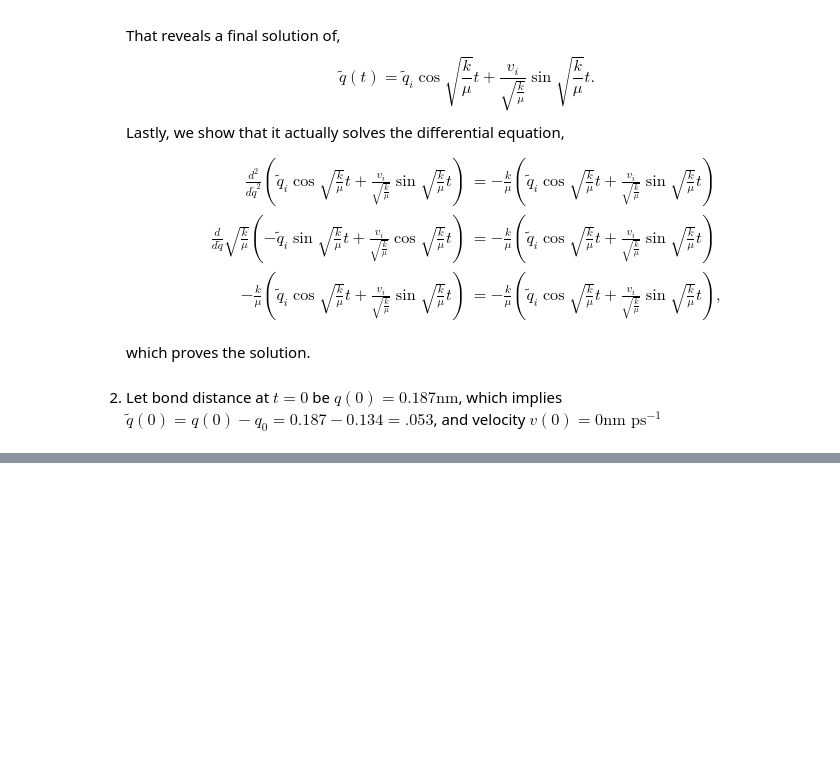
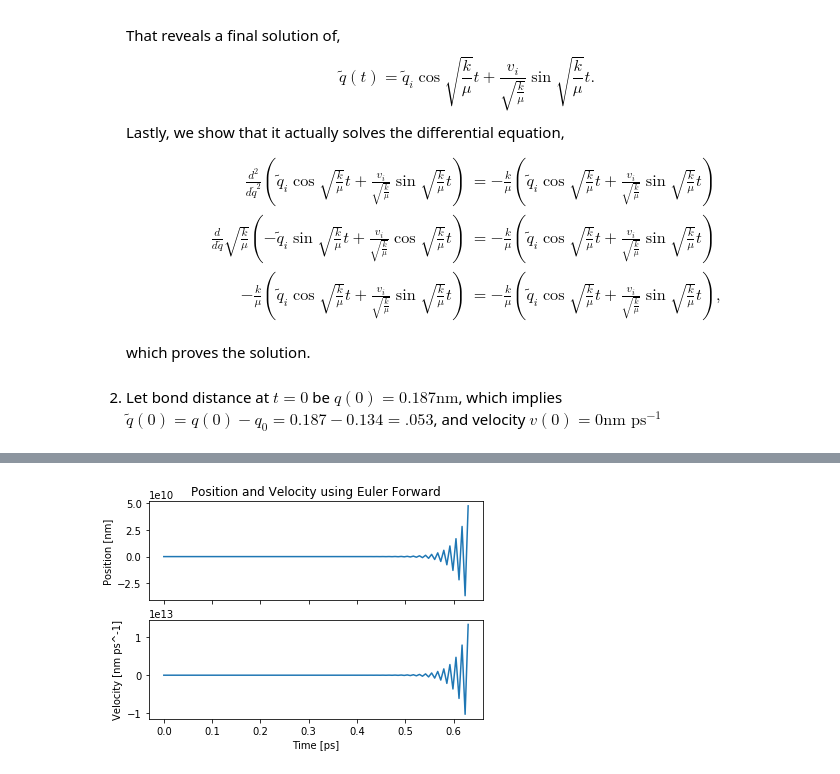
Before and after one commit to laifi/molecular-dynamics, a Jupyter notebook: e03/e03.ipynb, the cells around one changed output, grey strips where cells are left out. Cells and saved outputs as stored; diff of their text form; code cells hidden in the pictures; blank space fills up the shorter version.

```diff
--- a/e03/e03.ipynb
+++ b/e03/e03.ipynb
@@ -218,0 +318,8 @@ However, to answer the question... The point is we must choose a timestep which
+# %%
+out = euler_harmonic_osc(0, 0.187, 0, tau, num_steps)
+pos_velo_plot(out[0], # time
+              out[1], # position
+              out[2], # velocity
+              title='Position and Velocity using Euler Forward');
+# %% [output]
+[figure, added]
```
Also changed, not shown: parts of 23 cells of this notebook.
